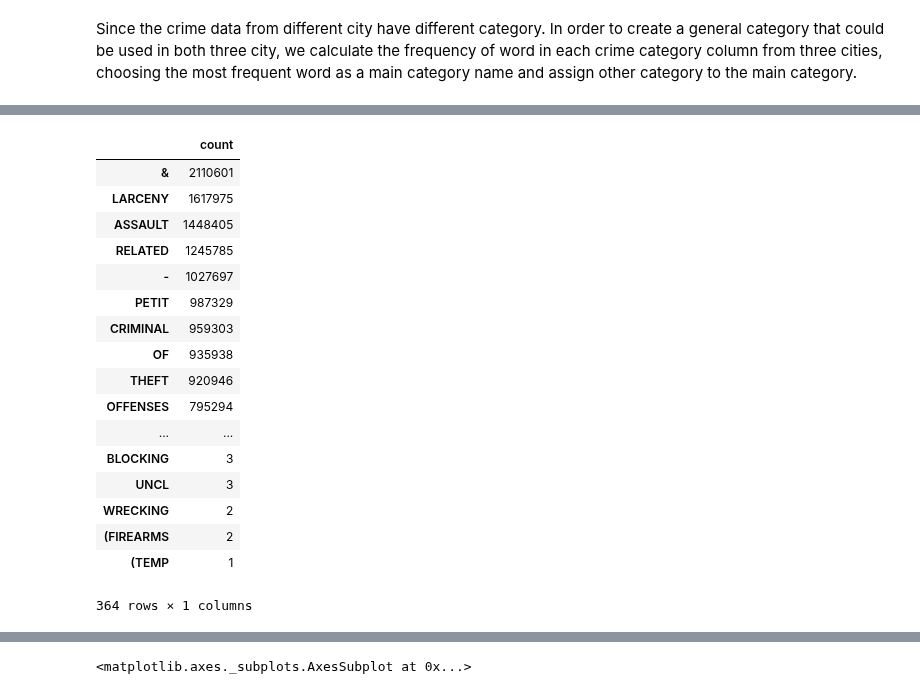
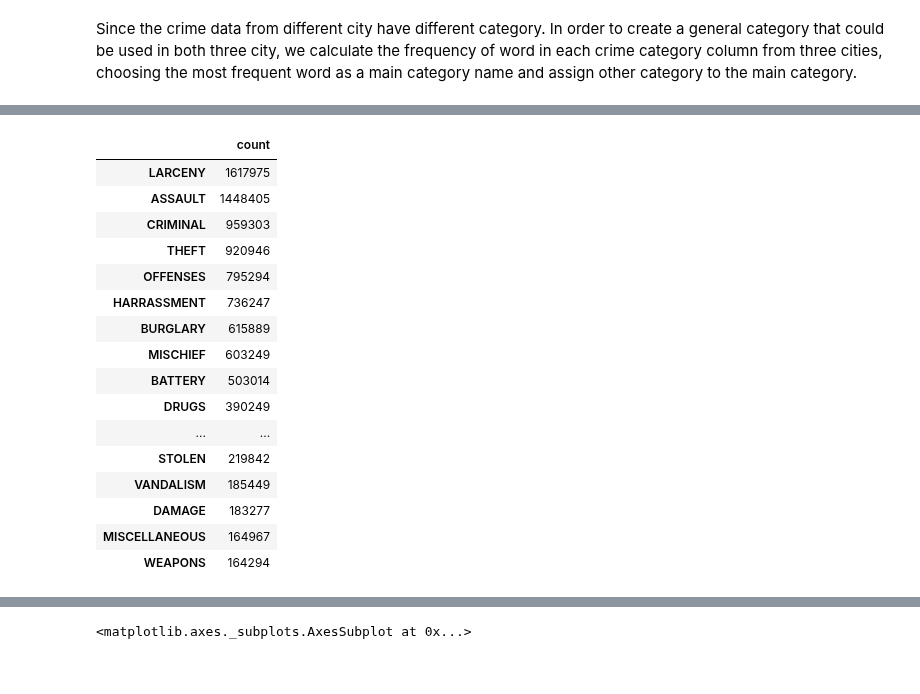
Before and after one commit to AprilW048/Final_Project, a Jupyter notebook: Air Pollution.ipynb, the cells around one changed output, grey strips where cells are left out. Cells and saved outputs as stored; diff of their text form; code cells hidden in the pictures.

```diff
--- a/Air Pollution.ipynb
+++ b/Air Pollution.ipynb
@@ -364,7 +237,7 @@ Warnings:
 ## New York crime and air pollution
 # %%
 #read nyc crime data
-NYC_crime = read_indata('./NYPD_Complaint_Data_Historic.csv')
+NYC_crime = FUNC.read_indata('./NYPD_Complaint_Data_Historic.csv')
 NYC_crime.head()
 # %% [output]
 |  | CMPLNT_NUM | CMPLNT_FR_DT | CMPLNT_FR_TM | CMPLNT_TO_DT | CMPLNT_TO_TM | ADDR_PCT_CD | RPT_DT | KY_CD | ... |
@@ -434,6 +307,6 @@ plt.scatter(NYC_crime_airpollution.AQI_mean, NYC_crime_airpollution.crime_count)
 # %% [markdown]
 Since the crime data from different city have different category. In order to create a general category that could be used in both three city, we calculate the frequency of word in each crime category column from three cities, choosing the most frequent word as a main category name and assign other category to the main category.
 # %%
-Chicago_crimetype_word_count = crime_type_word_count(Chicago_crime, 'Primary Type')
+Chicago_crimetype_word_count = FUNC.crime_type_word_count(Chicago_crime, 'Primary Type')
 Chicago_crimetype_word_count.head(10)
 # %% [output]
@@ -456,5 +323,5 @@ ARSON             2643
 dtype: int64
 # %%
-LA_crimetype_word_count = crime_type_word_count(LA_crime, 'Crime Code Description')
+LA_crimetype_word_count = FUNC.crime_type_word_count(LA_crime, 'Crime Code Description')
 LA_crimetype_word_count.head(10)
 # %% [output]
@@ -477,5 +338,5 @@ WITH             96997
 dtype: int64
 # %%
-NYC_crimetype_word_count = crime_type_word_count(NYC_crime, 'OFNS_DESC')
+NYC_crimetype_word_count = FUNC.crime_type_word_count(NYC_crime, 'OFNS_DESC')
 NYC_crimetype_word_count.head(10)
 # %% [output]
@@ -499,24 +354,27 @@ dtype: int64
 # %%
 #concat word count in crime type of three different cities to show the most frequent word
 word_concat = pd.DataFrame(pd.concat([Chicago_crimetype_word_count, LA_crimetype_word_count,NYC_crimetype_word_count]).rename('count'))
 word_concat = word_concat.groupby(word_concat.index).agg({'count':'sum'}).sort_values("count", ascending=False)
-word_concat.head()
+#clear words that are not relevant to crime type(punctuation, adj)
+word_concat.drop(index=['&','-','OF','2','3','','($400','($950','UNDER)','($399','($950.01',
+                        'WITH','AND','OVER','ALL','OR','FROM','OTHER','OVER)EXCPT','AGNST','AGAINST',
+                        'PETIT','PETTY','SIMPLE','PLAIN','RELATED','GRAND','DANGEROUS','SENSBLTY',
+                        'VEHICLE','MOTOR','CHURCH']).head(20)
 # %% [output]
 |  | count |
-| & | 2110601 |
 | LARCENY | 1617975 |
 | ASSAULT | 1448405 |
-| RELATED | 1245785 |
-| - | 1027697 |
-| PETIT | 987329 |
 | CRIMINAL | 959303 |
-| OF | 935938 |
 | THEFT | 920946 |
 | OFFENSES | 795294 |
+| HARRASSMENT | 736247 |
+| BURGLARY | 615889 |
+| MISCHIEF | 603249 |
+| BATTERY | 503014 |
+| DRUGS | 390249 |
 | ... | ... |
-| BLOCKING | 3 |
-| UNCL | 3 |
-| WRECKING | 2 |
-| (FIREARMS | 2 |
-| (TEMP | 1 |
+| STOLEN | 219842 |
+| VANDALISM | 185449 |
+| DAMAGE | 183277 |
+| MISCELLANEOUS | 164967 |
+| WEAPONS | 164294 |
-364 rows × 1 columns
```
Also changed, not shown: parts of 33 cells of this notebook.
